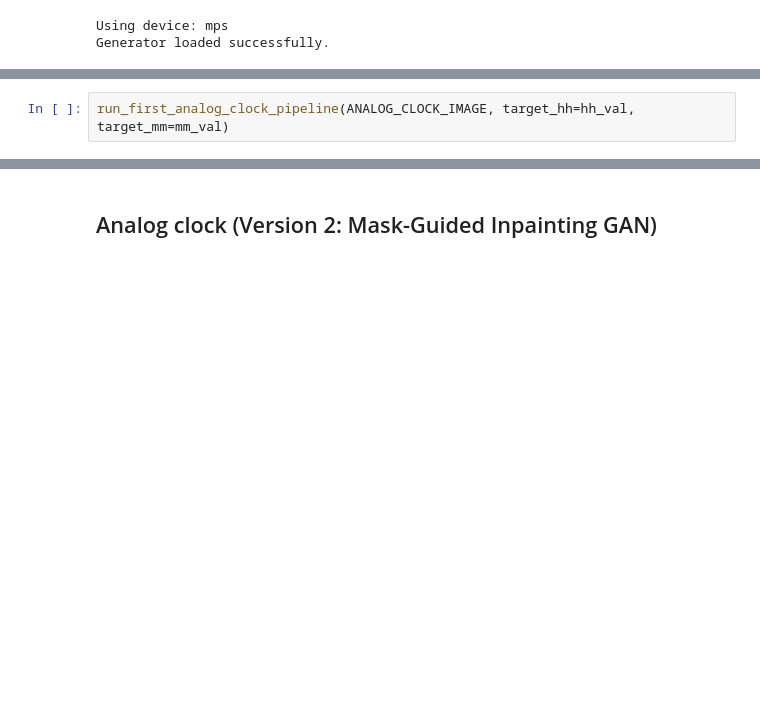
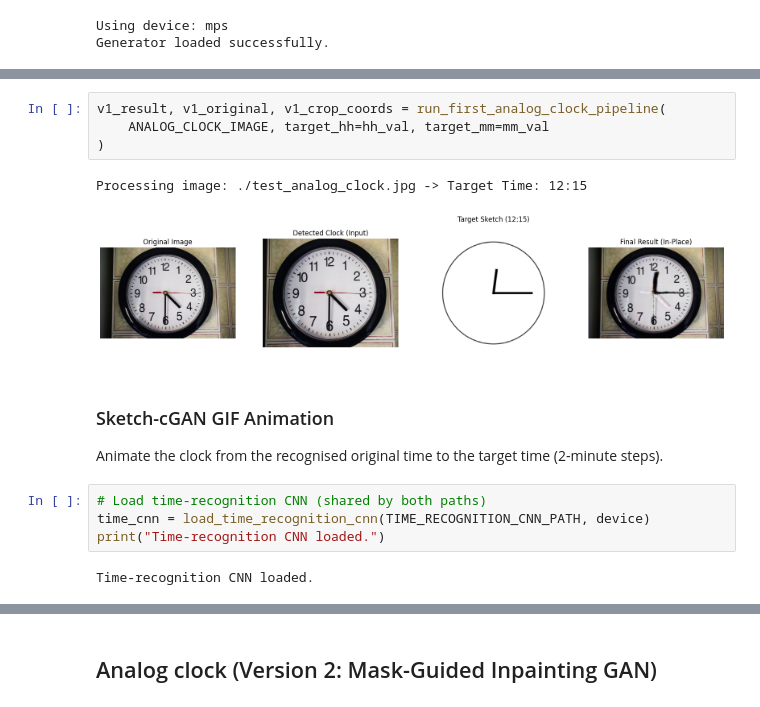
Before and after one commit to Shlezman/Clock-Recognition-And-Manipulation-DL, a Jupyter notebook: full-pipeline.ipynb, the cells around one changed output, grey strips where cells are left out. Cells and saved outputs as stored; diff of their text form; blank space fills up the shorter version.

Commit message:
uv + time recog model + gif maker

```diff
--- a/full-pipeline.ipynb
+++ b/full-pipeline.ipynb
@@ -523,2 +419,0 @@ def run_first_analog_clock_pipeline(image_path, target_hh, target_mm):
-# %%
-run_first_analog_clock_pipeline(ANALOG_CLOCK_IMAGE, target_hh=hh_val, target_mm=mm_val)
@@ -528,0 +507,16 @@ Processing image: ./test_analog_clock.jpg -> Target Time: 12:15
+# %%
+v1_result, v1_original, v1_crop_coords = run_first_analog_clock_pipeline(
+    ANALOG_CLOCK_IMAGE, target_hh=hh_val, target_mm=mm_val
+)
+# %% [output]
+Processing image: ./test_analog_clock.jpg -> Target Time: 12:15
+[figure, added]
+# %% [markdown]
+### Sketch-cGAN GIF Animation
+Animate the clock from the recognised original time to the target time (2-minute steps).
+# %%
+# Load time-recognition CNN (shared by both paths)
+time_cnn = load_time_recognition_cnn(TIME_RECOGNITION_CNN_PATH, device)
+print("Time-recognition CNN loaded.")
+# %% [output]
+Time-recognition CNN loaded.
```
Also changed, not shown: parts of 15 cells of this notebook, 13 other files.
